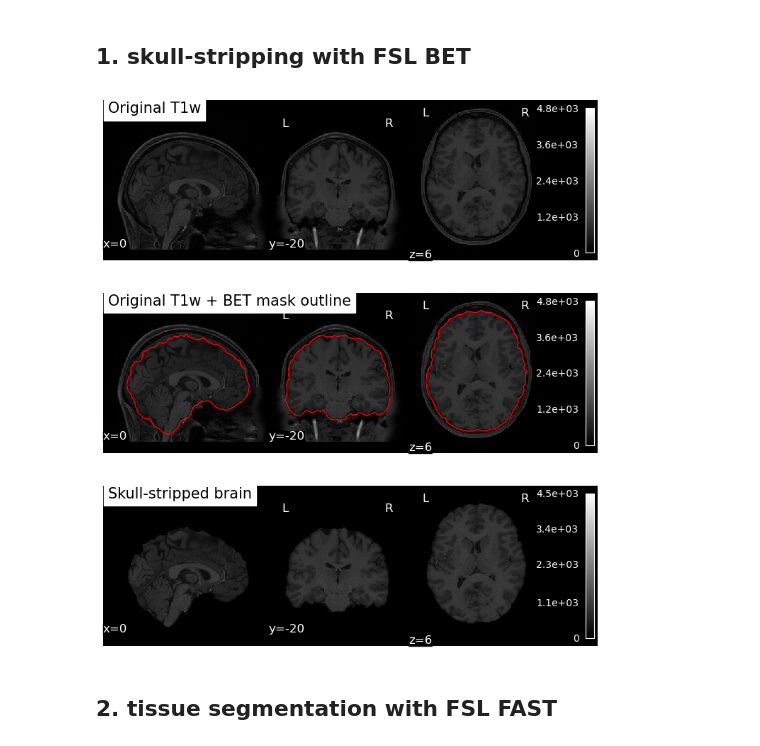
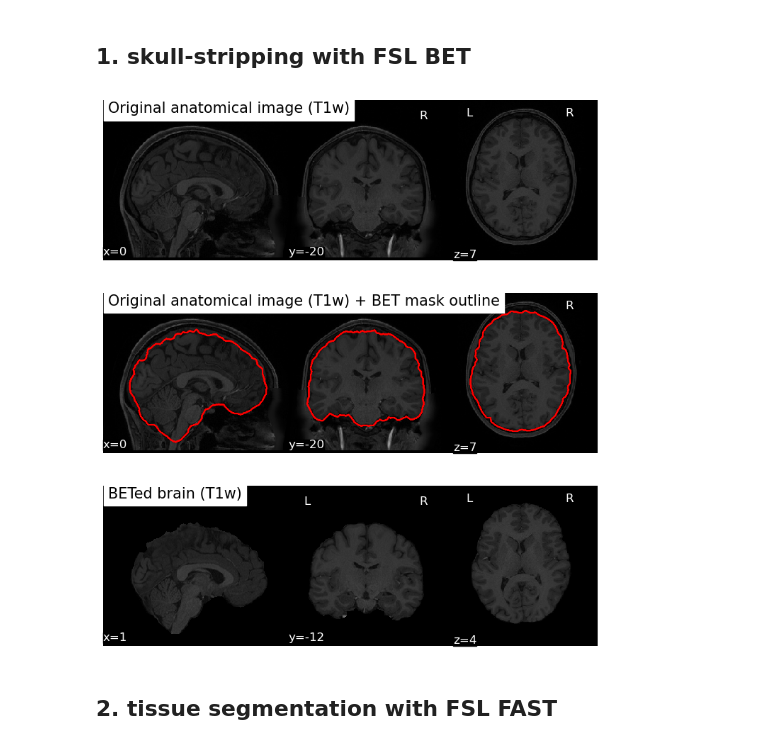
Before and after one commit to matt1234-cmd/NSSP-Mini-project-1, a Jupyter notebook: Project_notebook.ipynb, the cells around one changed output. Saved outputs shown, nothing was run; the diff lists cells and outputs as text; code cells hidden in the pictures.

```diff
--- a/Project_notebook.ipynb
+++ b/Project_notebook.ipynb
@@ -39,35 +56,30 @@ All good. T1w: /Users/matt/Desktop/NSSP-Mini-project-1/data/T1/T1w.nii.gz
 # %% [markdown]
 ## 1. skull-stripping with FSL BET
 # %%
-t1_reori = op.join(out_dir, "T1w_reori.nii.gz")      # T1w with standard orientation
-brain_prefix = op.join(out_dir, "T1w_brain")         # BET output name (without extension)
+brain_prefix = op.join(out_anatomical_dir, "T1w_brain")         # BET output name (without extension)
 brain = brain_prefix + ".nii.gz"                     # skull-stripped brain image
 mask = brain_prefix + "_mask.nii.gz"                 # binary brain mask (created by bet -m)
 
-# put the image in standard (MNI-like) orientation
-subprocess.run(["fslreorient2std", t1_path, t1_reori], check=True)
+# FSL BET: -R robust centre estimation, -f 0.3 threshold, -m save mask
+subprocess.run(["bet", t1_path, brain_prefix, "-R", "-f", "0.3", "-m"], check=True)
 
-# skull-strip: -R robust centre estimation, -f 0.3 threshold (lower = bigger brain), -m save mask
-subprocess.run(["bet", t1_reori, brain_prefix, "-R", "-f", "0.3", "-m"], check=True)
 
-# ---- plot: original / original + mask outline / skull-stripped ----
-coords = plotting.find_xyz_cut_coords(mask)          # centre of the brain, used to pick the slices
-fig, axs = plt.subplots(3, 1, figsize=(9, 10))       # 3 stacked panels
+fig, axs = plt.subplots(3, 1, figsize=(9, 10))
 
-# panel 1: original T1w
-plotting.plot_anat(t1_reori, cut_coords=coords, axes=axs[0], draw_cross=False, title="Original T1w")
+# subplot 1: original T1w
+plotting.plot_anat(t1_path, axes=axs[0], draw_cross=False, title="Original anatomical image (T1w)", colorbar=False)
 
-# panel 2: original T1w with the brain-mask outline in red (to check the extraction quality)
-disp = plotting.plot_anat(t1_reori, cut_coords=coords, axes=axs[1], draw_cross=False,
-                          title="Original T1w + BET mask outline")
-disp.add_contours(mask, levels=[0.5], colors="r", linewidths=1)  # draw the mask boundary
+# subplot 2: original T1w with the brain mask outline in red (to check the extraction quality)
+ax = plotting.plot_anat(t1_path, axes=axs[1], draw_cross=False,
+                          title="Original anatomical image (T1w) + BET mask outline", colorbar=False)
+ax.add_contours(mask, colors="r", linewidths=1)  # draw the mask boundary
 
-# panel 3: skull-stripped brain
-plotting.plot_anat(brain, cut_coords=coords, axes=axs[2], draw_cross=False, title="Skull-stripped brain")
+# subplot 3: betted brain
+plotting.plot_anat(brain, axes=axs[2], draw_cross=False, title="BETed brain (T1w)", colorbar=False)
 
-fig.savefig(op.join(fig_dir, "1_skull_stripping.png"), dpi=200, bbox_inches="tight")  # save figure
-plt.show()                                           # show it in the notebook
+fig.savefig(op.join(fig_dir, "1_skull_stripping(BET).png"), dpi=1000)
+plt.show()
 # %% [output]
-[figure, old version]
+[figure, new version]
 # %% [markdown]
 ## 2. tissue segmentation with FSL FAST
```
Also changed, not shown: parts of 6 cells of this notebook.
